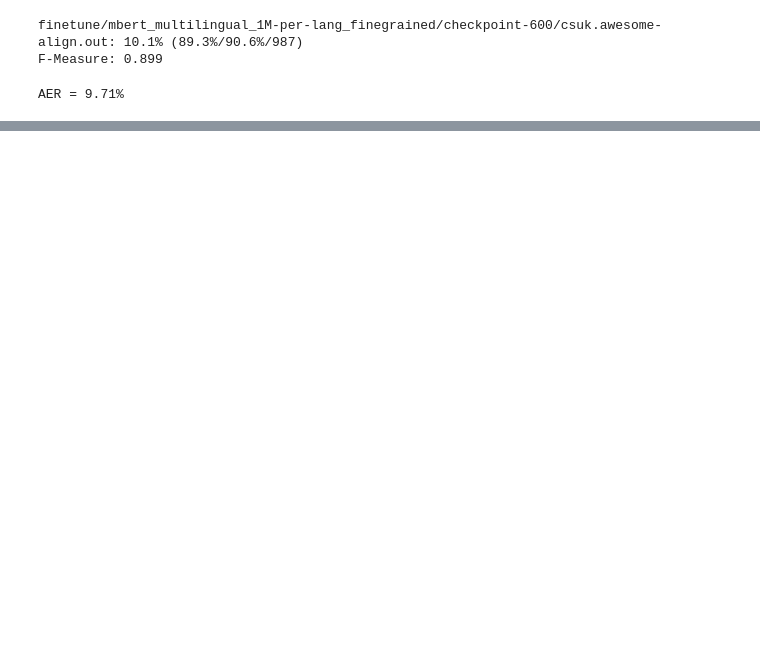
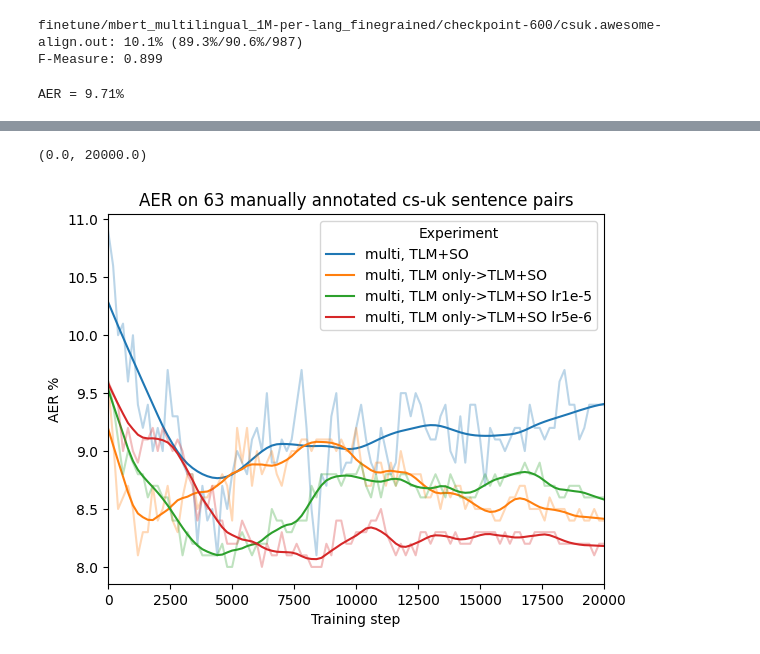
Before and after one commit to kukas/awesome-align, a Jupyter notebook: csuk_finetune_evaluation.ipynb, the cells around one changed output, grey strips where cells are left out. Drawn from its saved outputs; the diff is of its cells as text; code cells hidden in the pictures; blank space fills up the shorter version.

```diff
--- a/csuk_finetune_evaluation.ipynb
+++ b/csuk_finetune_evaluation.ipynb
@@ -87,0 +65,25 @@ plt.legend(title="Experiment")
+# %%
+results = {
+    "multi, TLM+SO": load_results("mbert_multilingual_1M-per-lang_finegrained"),
+    "multi, TLM only->TLM+SO": load_results("mbert_multilingual_1M-per-lang_finegrained_only_tlm_continue_add_so", baseline="mbert_multilingual_1M-per-lang_finegrained_only_tlm_continue/checkpoint-290000"),
+    "multi, TLM only->TLM+SO lr1e-5": load_results("mbert_multilingual_1M-per-lang_finegrained_only_tlm_continue_add_so_lr1e-5", baseline="mbert_multilingual_1M-per-lang_finegrained_only_tlm_continue/checkpoint-290000"),
+    "multi, TLM only->TLM+SO lr5e-6": load_results("mbert_multilingual_1M-per-lang_finegrained_only_tlm_continue_add_so_lr5e-6", baseline="mbert_multilingual_1M-per-lang_finegrained_only_tlm_continue/checkpoint-290000"),
+}
+# %%
+# plot results without any smoothing
+# subset = {k: results[k] for k in ("multi, TLM only->TLM+SO","")}
+subset =  {k: results[k] for k in results.keys() if k.startswith("multi")}
+for color, (label, res) in zip(colors, subset.items()):
+    x, y = zip(*res)
+    z = sm.nonparametric.lowess(y, x, frac=0.1)
+    plt.plot(x, y, alpha=0.3, color=color)
+    plt.plot(z[:,0], z[:,1], label=label, color=color)
+
+plt.title("AER on 63 manually annotated cs-uk sentence pairs")
+plt.xlabel("Training step")
+plt.ylabel("AER %")
+plt.legend(title="Experiment")
+plt.xlim(0,20000)
+# %% [output]
+(0.0, 20000.0)
+[figure, added]
```
Also changed, not shown: parts of 7 cells of this notebook, 4 other files.
